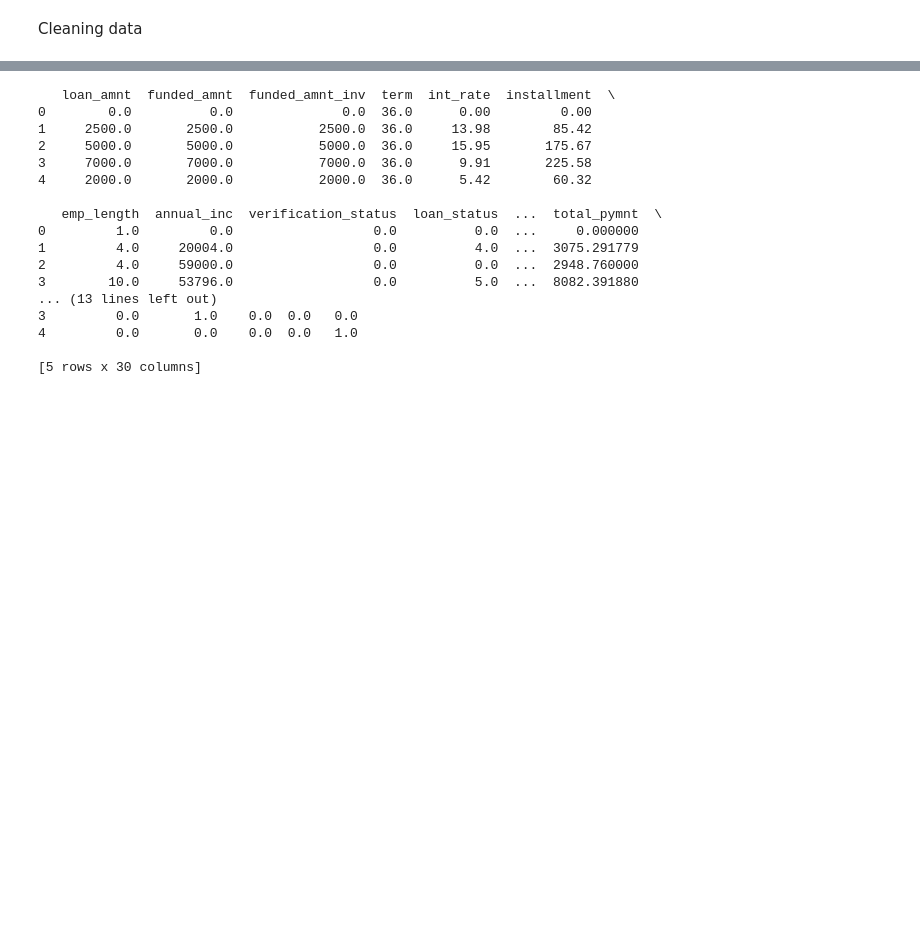
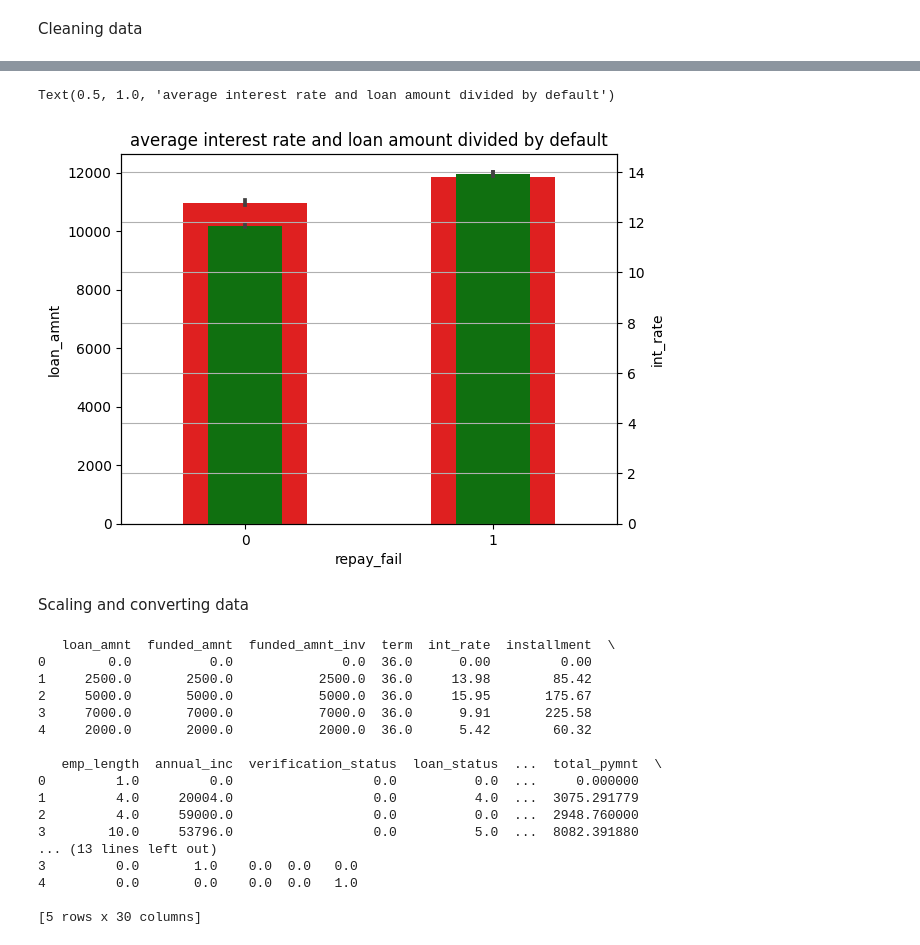
Before and after one commit to stefano11111/datasets, a Jupyter notebook: finance/loan.ipynb, the cells around one changed output, grey strips where cells are left out. Cells and saved outputs as stored; diff of their text form; code cells hidden in the pictures; blank space fills up the shorter version.

```diff
--- a/finance/loan.ipynb
+++ b/finance/loan.ipynb
@@ -41,3 +54,15 @@ Name: revol_util, Length: 38480, dtype: object
+# %%
+fig,ax1=plt.subplots()
+ax2=ax1.twinx()
+sns.barplot(x="repay_fail",y="loan_amnt", data=db,ax=ax1,color="red",width=0.5)
+sns.barplot(x="repay_fail",y="int_rate", data=db, ax=ax2, color="green", width=0.3)
+plt.grid()
+plt.title("average interest rate and loan amount divided by default")
+# %% [output]
+Text(0.5, 1.0, 'average interest rate and loan amount divided by default')
+[figure, added]
+# %% [markdown]
+Scaling and converting data
 # %%
 from sklearn.preprocessing import OneHotEncoder, LabelEncoder, MinMaxScaler
 scalhome=OneHotEncoder(sparse_output=False)
```
Also changed, not shown: parts of 6 cells of this notebook.
